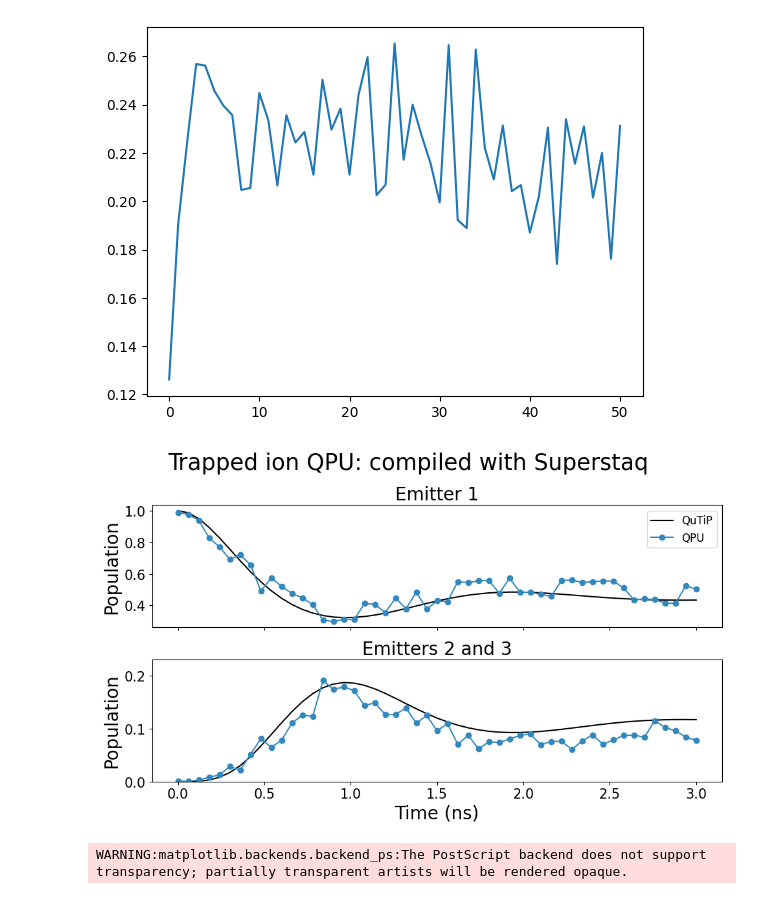
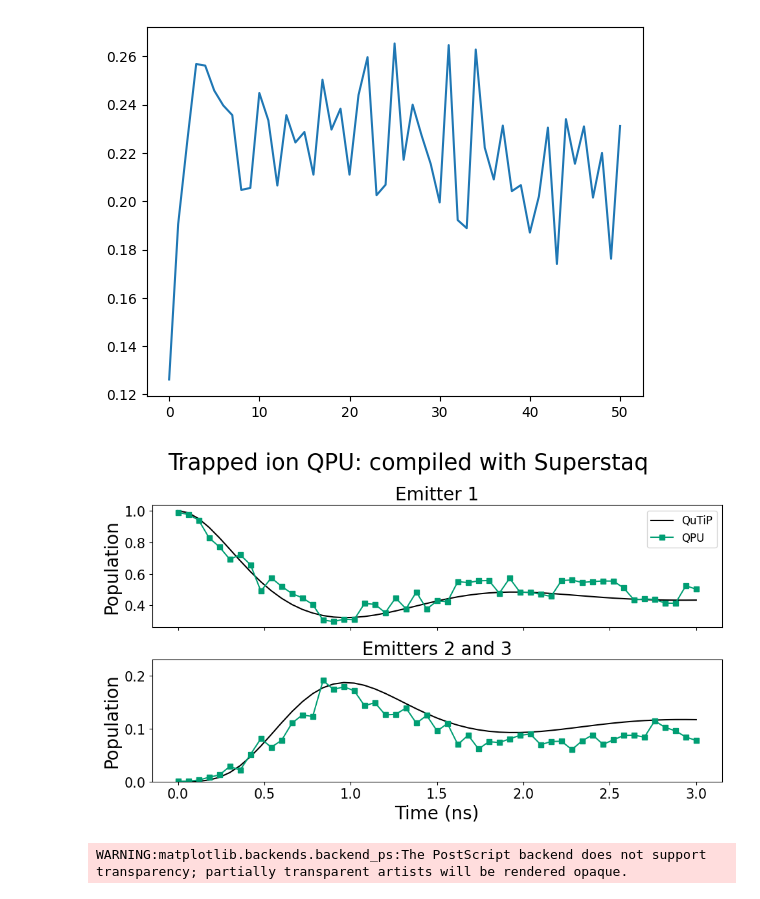
Before and after one commit to radulaski/CQED_quantum_simulation, a Jupyter notebook: notebooks/QSCOUT_Superstaq_compiled.ipynb, the cells around one changed output. Saved outputs shown, nothing was run; the diff lists cells and outputs as text; code cells hidden in the pictures.

```diff
--- a/notebooks/QSCOUT_Superstaq_compiled.ipynb
+++ b/notebooks/QSCOUT_Superstaq_compiled.ipynb
@@ -74,32 +54,29 @@ qscout_norm_bitstrs = {
 # %%
 fig, axes = plt.subplots(2, 1, figsize=(10, 6))
 
 axes[0].set_title("Emitter 1", fontsize=20)
 axes[0].plot(qutip_results.index, qutip_results["Emitter 1"], label="QuTiP", color='black')
-# axes[0].plot(times, superstaq_results["1000"], marker='o', label="QPU (raw)")
-axes[0].plot(times, superstaq_results_norm["1000"], marker='o', label="QPU", color='#3288bd')
+axes[0].plot(times, superstaq_results_norm["1000"], marker='s', label="QPU", color='#009e73')
 axes[0].set_ylabel("Population", fontsize=20)
 axes[0].legend(fontsize=12)
 axes[0].tick_params(axis='y', labelsize=15)
 axes[0].set_xticklabels([])
 
 axes[1].set_title("Emitters 2 and 3", fontsize=20)
 axes[1].plot(qutip_results.index, qutip_results["Emitter 2"], label="QuTiP", color='black')
-# axes[1].plot(times, superstaq_results[qscout_bitstrs["Emitter 2"]], marker='o', label="QPU (raw, emitter 2)")
-# axes[1].plot(times, superstaq_results[qscout_bitstrs["Emitter 3"]], marker='o', label="QPU (raw, emitter 3)")
-axes[1].plot(times, superstaq_results_norm[qscout_norm_bitstrs["Emitter 2 and 3"]], marker='o', label="QPU", color='#3288bd')
+axes[1].plot(times, superstaq_results_norm[qscout_norm_bitstrs["Emitter 2 and 3"]], marker='s', label="QPU", color='#009e73')
 
 axes[1].set_ylim(0, 0.23)
 axes[1].set_ylabel("Population", fontsize=20)
 axes[1].tick_params(axis='y', labelsize=15)
 axes[1].tick_params(axis='x', labelsize=15)
 
 axes[1].set_xlabel("Time (ns)", fontsize=20)
 
 fig.suptitle("Trapped ion QPU: compiled with Superstaq", fontsize=25)
 plt.tight_layout()
 # %% [output]
-[figure, old version]
+[figure, new version]
 # %%
 fig.savefig("../figures/QSCOUT_superstaq.eps")
 # %% [output]
```
Also changed, not shown: parts of 1 cell of this notebook, 19 other files.
